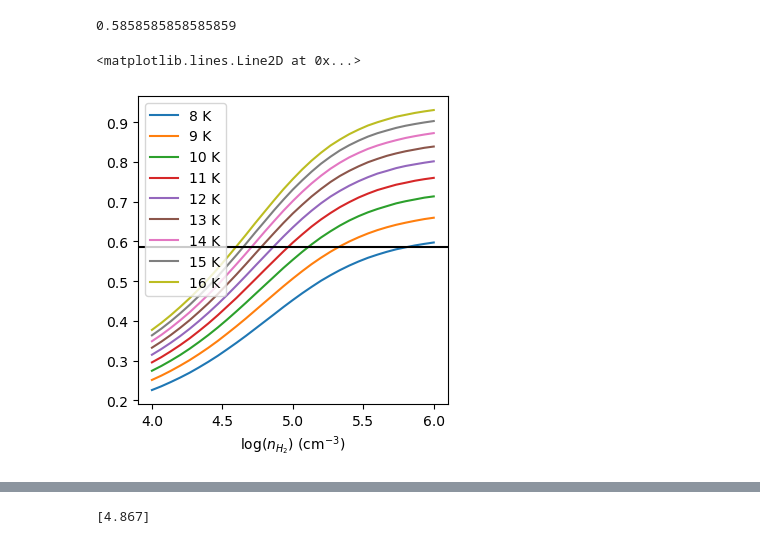
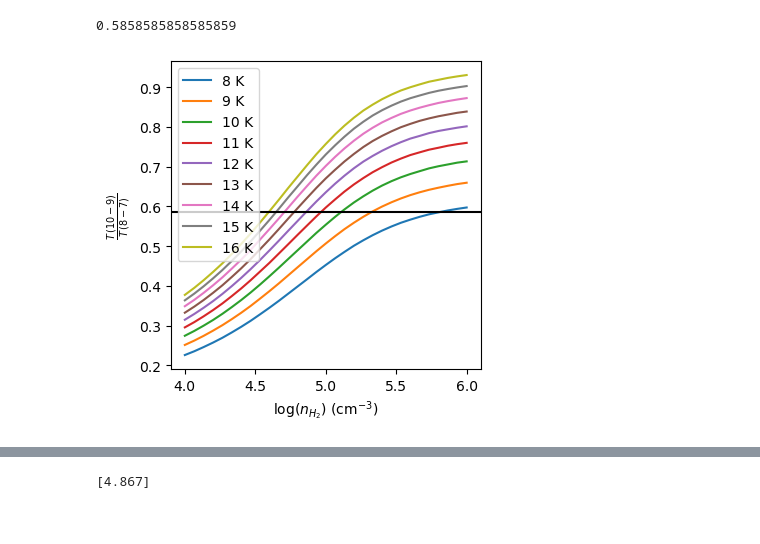
Before and after one commit to tere-valdivia/propstar_gasflow, a Jupyter notebook: analysis/plot_radex_results_HC3N.ipynb, the cells around one changed output, grey strips where cells are left out. Cells and saved outputs as stored; diff of their text form; code cells hidden in the pictures.

```diff
--- a/analysis/plot_radex_results_HC3N.ipynb
+++ b/analysis/plot_radex_results_HC3N.ipynb
@@ -48,23 +48,22 @@ mat = np.reshape(results_mat[2], (len(temps),len(dens)))
 # %%
 fig = plt.figure(figsize=(4,4))
 ax = fig.add_subplot(111)
 
 dd, tt = np.meshgrid(dens, temps)
 
 for temp in temps:
     index = np.where(results_mat[0].astype(int)==temp)
     dens = (results_mat[1])[index]
     ratio = (results_mat[2])[index]
     line = ax.plot(dens,ratio,label=str(temp)+' K')[0]
     # label_line(ax,line,str(temp))
 ax.legend()
 ax.set_xlabel(r'log($n_{H_2}$) (cm$^{-3}$)')
 ax.axhline(moderatio, color='k')
-# ax.set_ylabel(r'$\frac{T\,(3_{0,3}-2_{0,2})}{T\,(3_{2,2}-2_{2,1})}$')
-# fig.savefig('03-02_22-21_ratio_vs_dens.pdf', dpi=300,bbox_inches='tight')
+ax.set_ylabel(r'$\frac{T\,(10-9)}{T\,(8-7)}$')
+fig.savefig('HC3N_ratio_vs_dens.pdf', dpi=300,bbox_inches='tight')
 # %% [output]
-<matplotlib.lines.Line2D at 0x...>
-[figure, old version]
+[figure, new version]
 # %%
 fig = plt.figure(figsize=(4,4))
 ax = fig.add_subplot(111)
```
Also changed, not shown: parts of 2 cells of this notebook, 4 other files.
